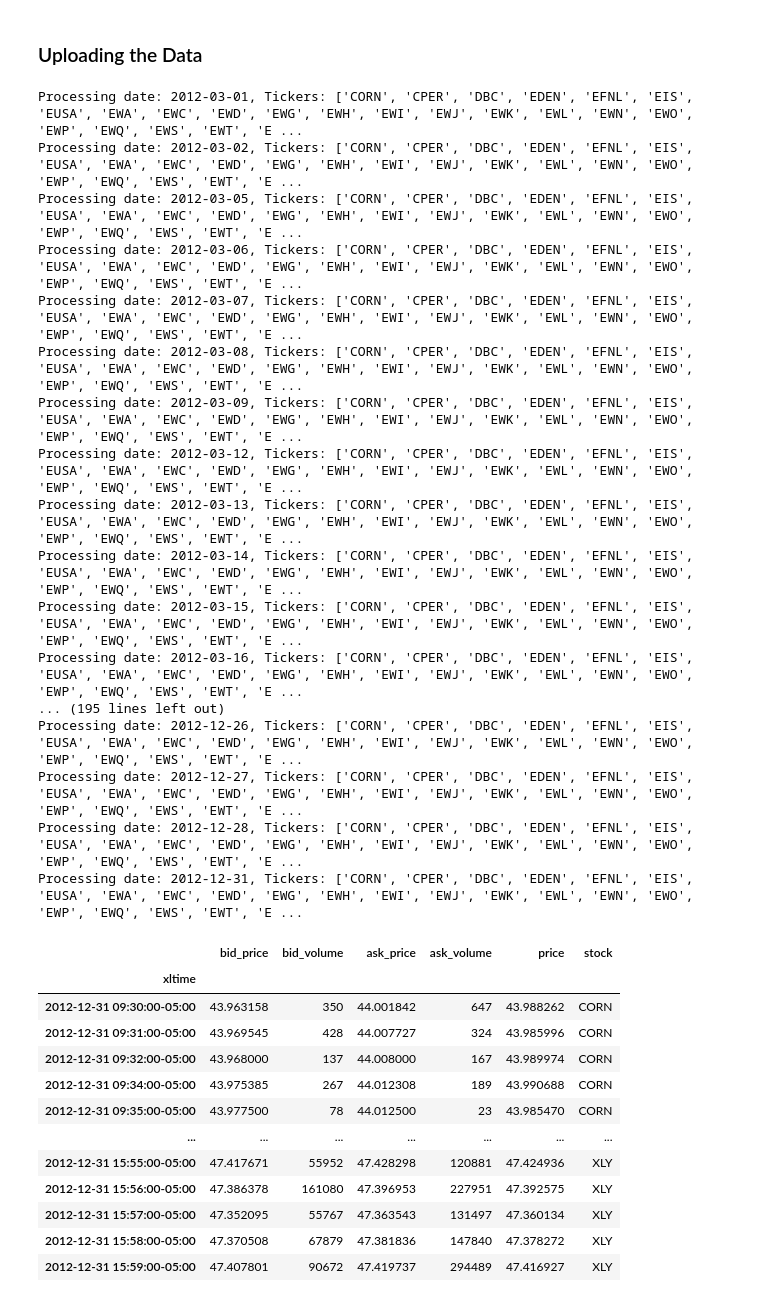
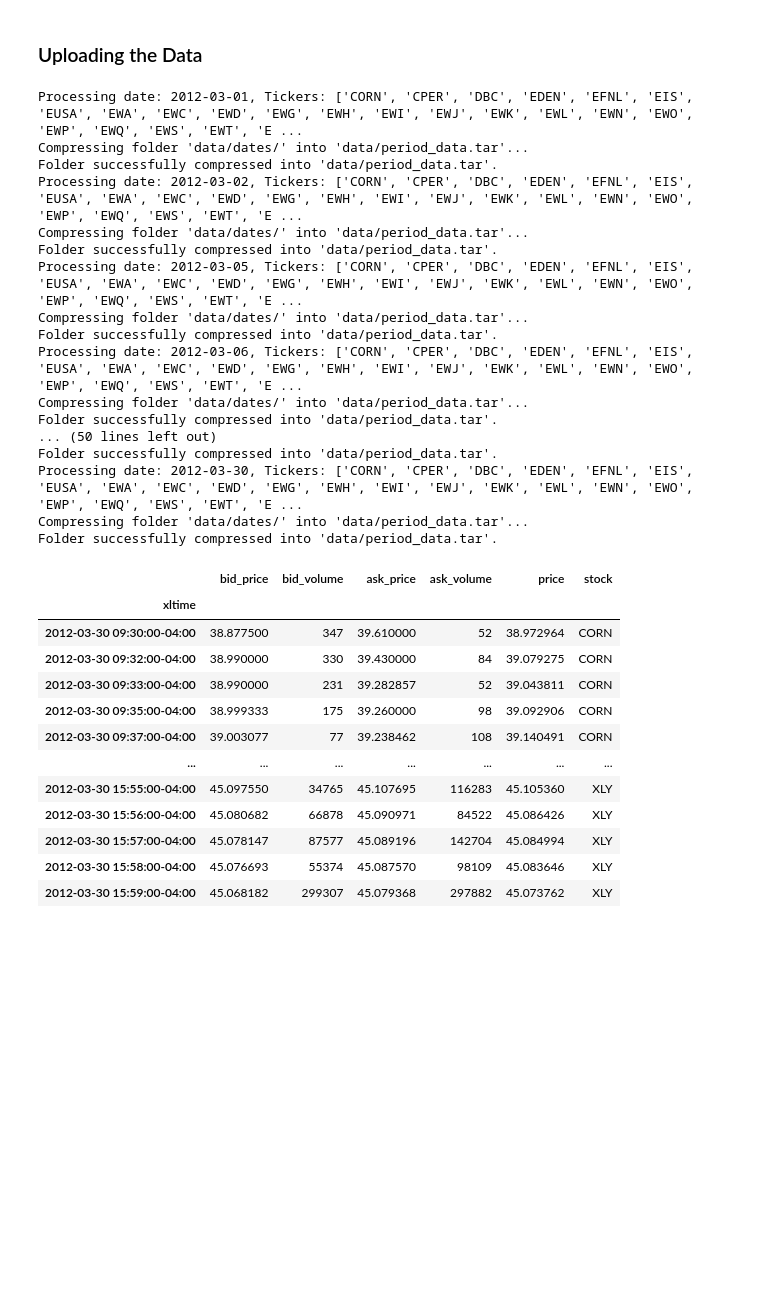
Before and after one commit to PH-14/FBD_2024_GroupE, a Jupyter notebook: uploading.ipynb, the cells around one changed output. Drawn from its saved outputs; the diff is of its cells as text; code cells hidden in the pictures; blank space fills up the shorter version.

```diff
--- a/uploading.ipynb
+++ b/uploading.ipynb
@@ -65,38 +65,38 @@ The stock with a missing day in April of 2012 is stock 'SOYB' which we will ther
 ### Uploading the Data
 # %%
 start_date = pd.to_datetime("2012-03-01")
-end_date = pd.to_datetime("2012-12-31")
+end_date = pd.to_datetime("2012-04-01")
 
-testing = load_all(start_date, end_date, save=True, compress_to_tar=False)
+testing = load_all(start_date, end_date, save=True, compress_tar=True)
 testing
 # %% [output]
 Processing date: 2012-03-01, Tickers: ['CORN', 'CPER', 'DBC', 'EDEN', 'EFNL', 'EIS', 'EUSA', 'EWA', 'EWC', 'EWD', 'EWG', 'EWH', 'EWI', 'EWJ', 'EWK', 'EWL', 'EWN', 'EWO', 'EWP', 'EWQ', 'EWS', 'EWT', 'E ...
+Compressing folder 'data/dates/' into 'data/period_data.tar'...
+Folder successfully compressed into 'data/period_data.tar'.
 Processing date: 2012-03-02, Tickers: ['CORN', 'CPER', 'DBC', 'EDEN', 'EFNL', 'EIS', 'EUSA', 'EWA', 'EWC', 'EWD', 'EWG', 'EWH', 'EWI', 'EWJ', 'EWK', 'EWL', 'EWN', 'EWO', 'EWP', 'EWQ', 'EWS', 'EWT', 'E ...
+Compressing folder 'data/dates/' into 'data/period_data.tar'...
+Folder successfully compressed into 'data/period_data.tar'.
 Processing date: 2012-03-05, Tickers: ['CORN', 'CPER', 'DBC', 'EDEN', 'EFNL', 'EIS', 'EUSA', 'EWA', 'EWC', 'EWD', 'EWG', 'EWH', 'EWI', 'EWJ', 'EWK', 'EWL', 'EWN', 'EWO', 'EWP', 'EWQ', 'EWS', 'EWT', 'E ...
+Compressing folder 'data/dates/' into 'data/period_data.tar'...
+Folder successfully compressed into 'data/period_data.tar'.
 Processing date: 2012-03-06, Tickers: ['CORN', 'CPER', 'DBC', 'EDEN', 'EFNL', 'EIS', 'EUSA', 'EWA', 'EWC', 'EWD', 'EWG', 'EWH', 'EWI', 'EWJ', 'EWK', 'EWL', 'EWN', 'EWO', 'EWP', 'EWQ', 'EWS', 'EWT', 'E ...
-Processing date: 2012-03-07, Tickers: ['CORN', 'CPER', 'DBC', 'EDEN', 'EFNL', 'EIS', 'EUSA', 'EWA', 'EWC', 'EWD', 'EWG', 'EWH', 'EWI', 'EWJ', 'EWK', 'EWL', 'EWN', 'EWO', 'EWP', 'EWQ', 'EWS', 'EWT', 'E ...
-Processing date: 2012-03-08, Tickers: ['CORN', 'CPER', 'DBC', 'EDEN', 'EFNL', 'EIS', 'EUSA', 'EWA', 'EWC', 'EWD', 'EWG', 'EWH', 'EWI', 'EWJ', 'EWK', 'EWL', 'EWN', 'EWO', 'EWP', 'EWQ', 'EWS', 'EWT', 'E ...
-Processing date: 2012-03-09, Tickers: ['CORN', 'CPER', 'DBC', 'EDEN', 'EFNL', 'EIS', 'EUSA', 'EWA', 'EWC', 'EWD', 'EWG', 'EWH', 'EWI', 'EWJ', 'EWK', 'EWL', 'EWN', 'EWO', 'EWP', 'EWQ', 'EWS', 'EWT', 'E ...
-Processing date: 2012-03-12, Tickers: ['CORN', 'CPER', 'DBC', 'EDEN', 'EFNL', 'EIS', 'EUSA', 'EWA', 'EWC', 'EWD', 'EWG', 'EWH', 'EWI', 'EWJ', 'EWK', 'EWL', 'EWN', 'EWO', 'EWP', 'EWQ', 'EWS', 'EWT', 'E ...
-Processing date: 2012-03-13, Tickers: ['CORN', 'CPER', 'DBC', 'EDEN', 'EFNL', 'EIS', 'EUSA', 'EWA', 'EWC', 'EWD', 'EWG', 'EWH', 'EWI', 'EWJ', 'EWK', 'EWL', 'EWN', 'EWO', 'EWP', 'EWQ', 'EWS', 'EWT', 'E ...
-Processing date: 2012-03-14, Tickers: ['CORN', 'CPER', 'DBC', 'EDEN', 'EFNL', 'EIS', 'EUSA', 'EWA', 'EWC', 'EWD', 'EWG', 'EWH', 'EWI', 'EWJ', 'EWK', 'EWL', 'EWN', 'EWO', 'EWP', 'EWQ', 'EWS', 'EWT', 'E ...
-Processing date: 2012-03-15, Tickers: ['CORN', 'CPER', 'DBC', 'EDEN', 'EFNL', 'EIS', 'EUSA', 'EWA', 'EWC', 'EWD', 'EWG', 'EWH', 'EWI', 'EWJ', 'EWK', 'EWL', 'EWN', 'EWO', 'EWP', 'EWQ', 'EWS', 'EWT', 'E ...
-Processing date: 2012-03-16, Tickers: ['CORN', 'CPER', 'DBC', 'EDEN', 'EFNL', 'EIS', 'EUSA', 'EWA', 'EWC', 'EWD', 'EWG', 'EWH', 'EWI', 'EWJ', 'EWK', 'EWL', 'EWN', 'EWO', 'EWP', 'EWQ', 'EWS', 'EWT', 'E ...
-... (195 lines left out)
-Processing date: 2012-12-26, Tickers: ['CORN', 'CPER', 'DBC', 'EDEN', 'EFNL', 'EIS', 'EUSA', 'EWA', 'EWC', 'EWD', 'EWG', 'EWH', 'EWI', 'EWJ', 'EWK', 'EWL', 'EWN', 'EWO', 'EWP', 'EWQ', 'EWS', 'EWT', 'E ...
-Processing date: 2012-12-27, Tickers: ['CORN', 'CPER', 'DBC', 'EDEN', 'EFNL', 'EIS', 'EUSA', 'EWA', 'EWC', 'EWD', 'EWG', 'EWH', 'EWI', 'EWJ', 'EWK', 'EWL', 'EWN', 'EWO', 'EWP', 'EWQ', 'EWS', 'EWT', 'E ...
-Processing date: 2012-12-28, Tickers: ['CORN', 'CPER', 'DBC', 'EDEN', 'EFNL', 'EIS', 'EUSA', 'EWA', 'EWC', 'EWD', 'EWG', 'EWH', 'EWI', 'EWJ', 'EWK', 'EWL', 'EWN', 'EWO', 'EWP', 'EWQ', 'EWS', 'EWT', 'E ...
-Processing date: 2012-12-31, Tickers: ['CORN', 'CPER', 'DBC', 'EDEN', 'EFNL', 'EIS', 'EUSA', 'EWA', 'EWC', 'EWD', 'EWG', 'EWH', 'EWI', 'EWJ', 'EWK', 'EWL', 'EWN', 'EWO', 'EWP', 'EWQ', 'EWS', 'EWT', 'E ...
+Compressing folder 'data/dates/' into 'data/period_data.tar'...
+Folder successfully compressed into 'data/period_data.tar'.
+... (50 lines left out)
+Folder successfully compressed into 'data/period_data.tar'.
+Processing date: 2012-03-30, Tickers: ['CORN', 'CPER', 'DBC', 'EDEN', 'EFNL', 'EIS', 'EUSA', 'EWA', 'EWC', 'EWD', 'EWG', 'EWH', 'EWI', 'EWJ', 'EWK', 'EWL', 'EWN', 'EWO', 'EWP', 'EWQ', 'EWS', 'EWT', 'E ...
+Compressing folder 'data/dates/' into 'data/period_data.tar'...
+Folder successfully compressed into 'data/period_data.tar'.
 |  | bid_price | bid_volume | ask_price | ask_volume | price | stock |
 | xltime |  |  |  |  |  |  |
-| 2012-12-31 09:30:00-05:00 | 43.963158 | 350 | 44.001842 | 647 | 43.988262 | CORN |
-| 2012-12-31 09:31:00-05:00 | 43.969545 | 428 | 44.007727 | 324 | 43.985996 | CORN |
-| 2012-12-31 09:32:00-05:00 | 43.968000 | 137 | 44.008000 | 167 | 43.989974 | CORN |
-| 2012-12-31 09:34:00-05:00 | 43.975385 | 267 | 44.012308 | 189 | 43.990688 | CORN |
-| 2012-12-31 09:35:00-05:00 | 43.977500 | 78 | 44.012500 | 23 | 43.985470 | CORN |
+| 2012-03-30 09:30:00-04:00 | 38.877500 | 347 | 39.610000 | 52 | 38.972964 | CORN |
+| 2012-03-30 09:32:00-04:00 | 38.990000 | 330 | 39.430000 | 84 | 39.079275 | CORN |
+| 2012-03-30 09:33:00-04:00 | 38.990000 | 231 | 39.282857 | 52 | 39.043811 | CORN |
+| 2012-03-30 09:35:00-04:00 | 38.999333 | 175 | 39.260000 | 98 | 39.092906 | CORN |
+| 2012-03-30 09:37:00-04:00 | 39.003077 | 77 | 39.238462 | 108 | 39.140491 | CORN |
 | ... | ... | ... | ... | ... | ... | ... |
-| 2012-12-31 15:55:00-05:00 | 47.417671 | 55952 | 47.428298 | 120881 | 47.424936 | XLY |
-| 2012-12-31 15:56:00-05:00 | 47.386378 | 161080 | 47.396953 | 227951 | 47.392575 | XLY |
-| 2012-12-31 15:57:00-05:00 | 47.352095 | 55767 | 47.363543 | 131497 | 47.360134 | XLY |
-| 2012-12-31 15:58:00-05:00 | 47.370508 | 67879 | 47.381836 | 147840 | 47.378272 | XLY |
-| 2012-12-31 15:59:00-05:00 | 47.407801 | 90672 | 47.419737 | 294489 | 47.416927 | XLY |
+| 2012-03-30 15:55:00-04:00 | 45.097550 | 34765 | 45.107695 | 116283 | 45.105360 | XLY |
+| 2012-03-30 15:56:00-04:00 | 45.080682 | 66878 | 45.090971 | 84522 | 45.086426 | XLY |
+| 2012-03-30 15:57:00-04:00 | 45.078147 | 87577 | 45.089196 | 142704 | 45.084994 | XLY |
+| 2012-03-30 15:58:00-04:00 | 45.076693 | 55374 | 45.087570 | 98109 | 45.083646 | XLY |
+| 2012-03-30 15:59:00-04:00 | 45.068182 | 299307 | 45.079368 | 297882 | 45.073762 | XLY |
```
Also changed, not shown: parts of 1 cell of this notebook, 2 other files.
